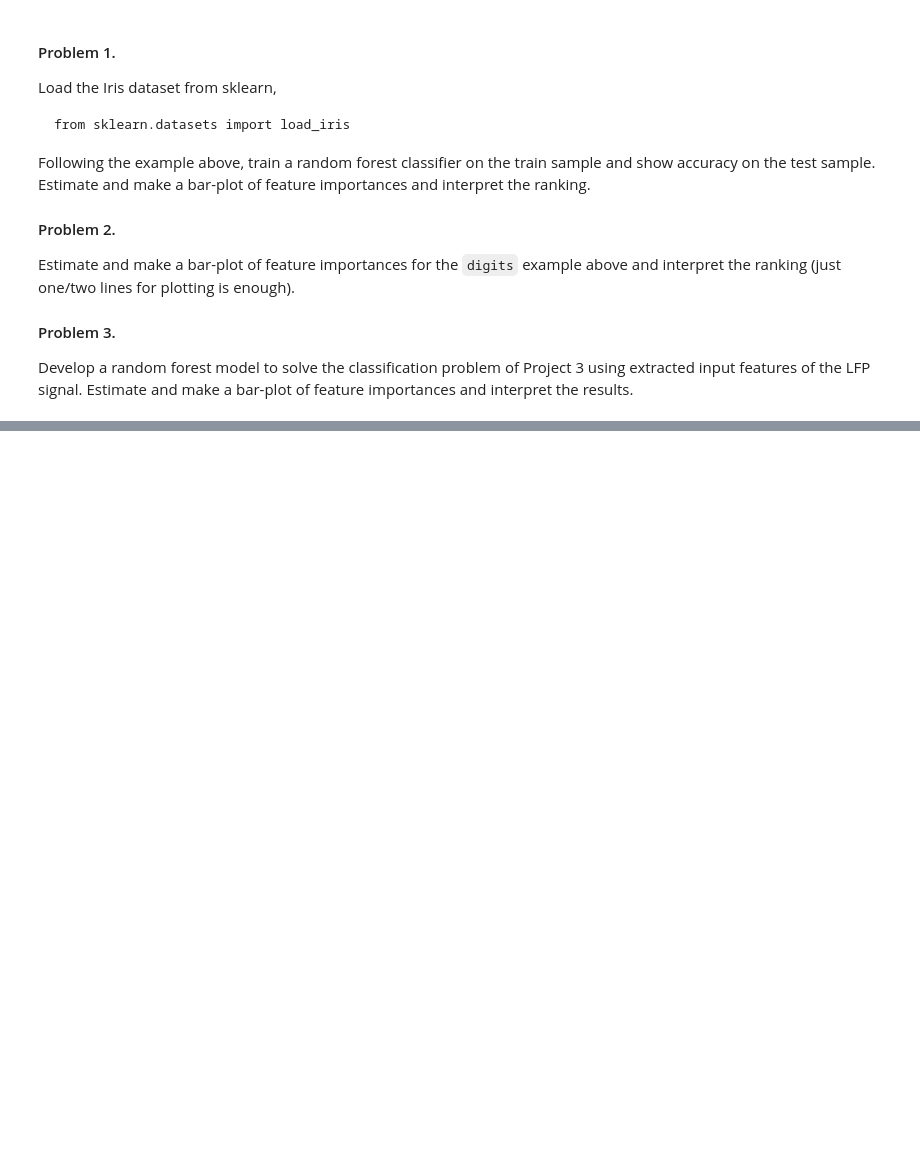
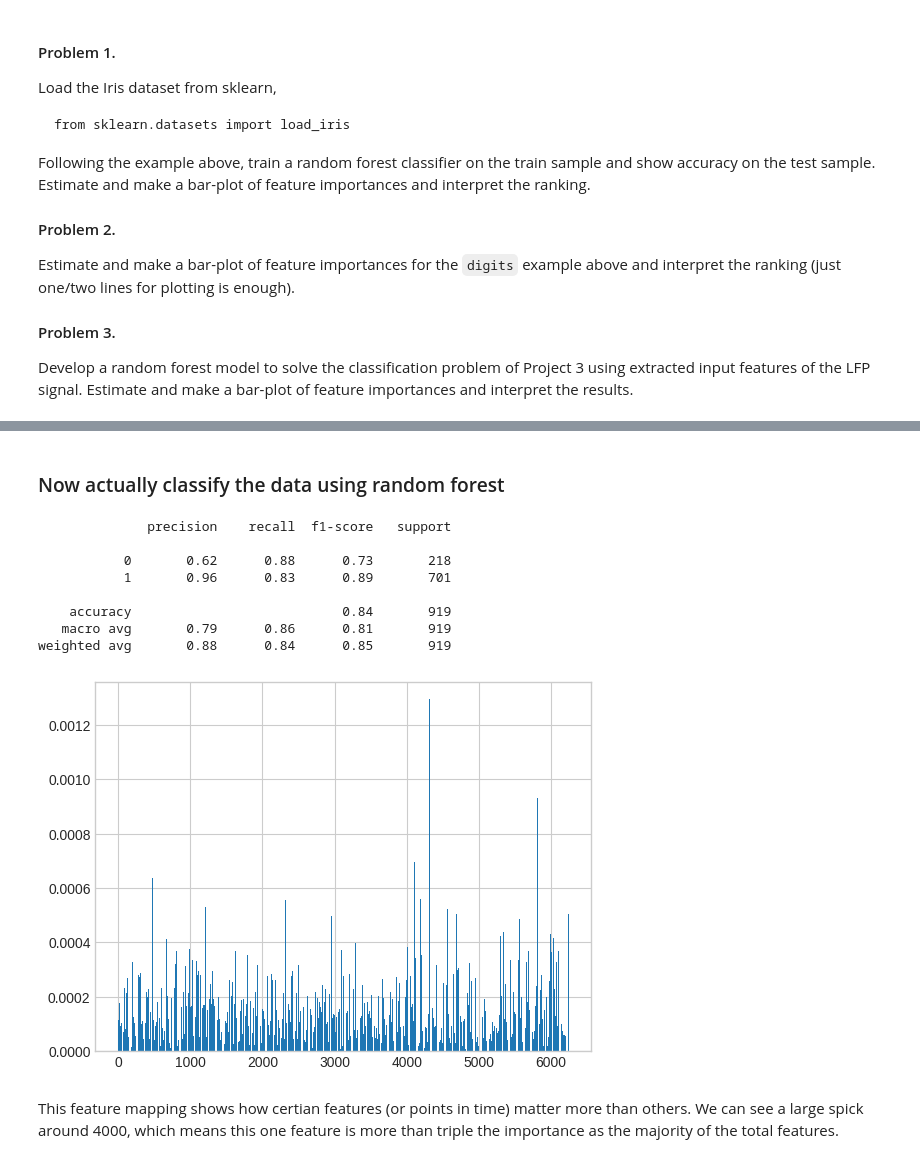
Before and after one commit to abrown12005/CMP_SC-4540-HW, a Jupyter notebook: HW12/Trees_RF.ipynb, the cells around one changed output, grey strips where cells are left out. Saved outputs shown, nothing was run; the diff lists cells and outputs as text; code cells hidden in the pictures; blank space fills up the shorter version.

```diff
--- a/HW12/Trees_RF.ipynb
+++ b/HW12/Trees_RF.ipynb
@@ -360,0 +534,22 @@ The data set contains four features, being Sepal Length and Width, Petal Length
+# %% [markdown]
+### Now actually classify the data using random forest
+# %%
+model = RandomForestClassifier(n_estimators=100)
+model.fit(Xtrain, Ytrain)
+ypred = model.predict(Xtest)
+
+print(metrics.classification_report(ypred, Ytest))
+
+plt.bar(range(len(model.feature_importances_)), model.feature_importances_);
+# %% [output]
+              precision    recall  f1-score   support
+
+           0       0.62      0.88      0.73       218
+           1       0.96      0.83      0.89       701
+
+    accuracy                           0.84       919
+   macro avg       0.79      0.86      0.81       919
+weighted avg       0.88      0.84      0.85       919
+[figure, added]
+# %% [markdown]
+This feature mapping shows how certian features (or points in time) matter more than others. We can see a large spick around 4000, which means this one feature is more than triple the importance as the majority of the total features.
```
Also changed, not shown: parts of 13 cells of this notebook.
